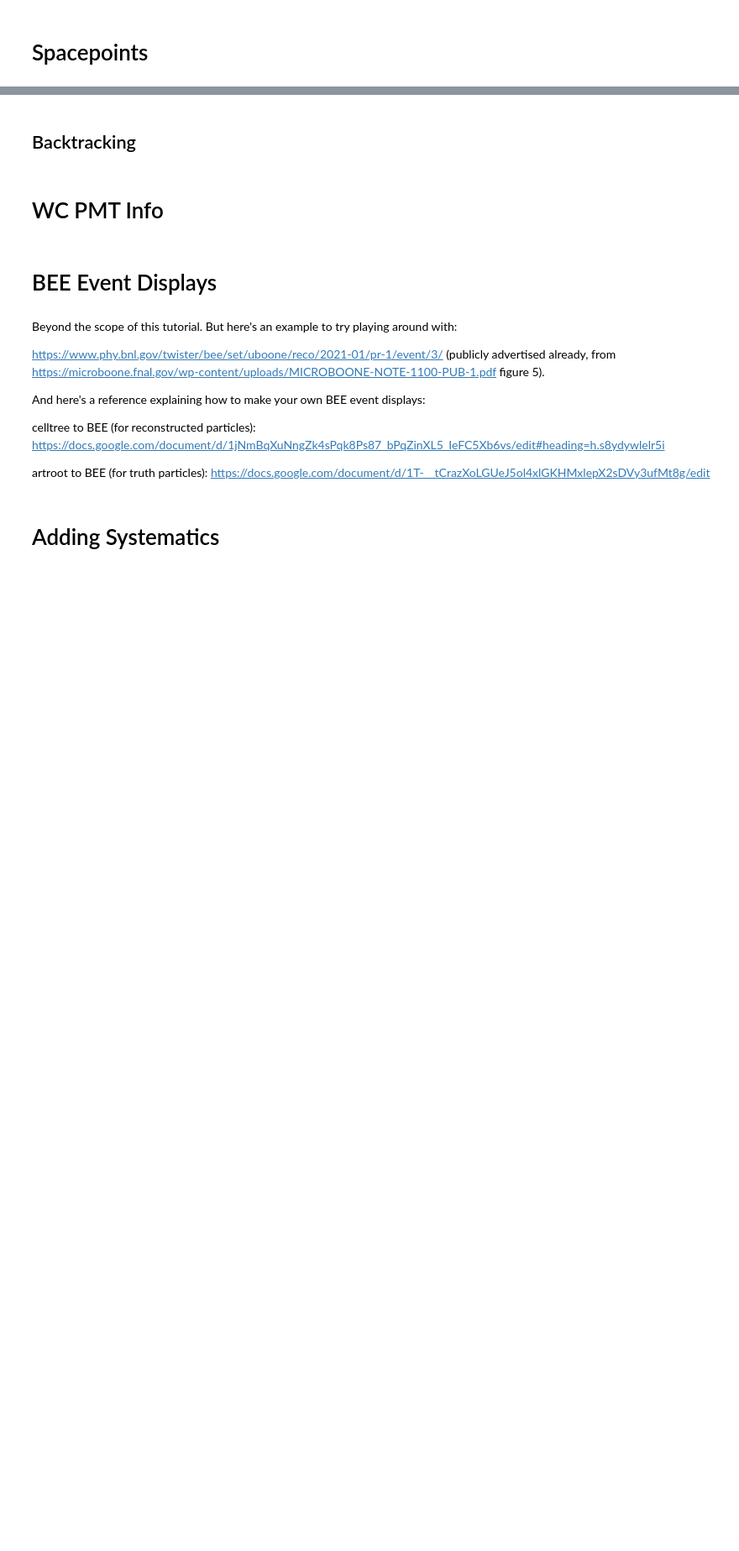
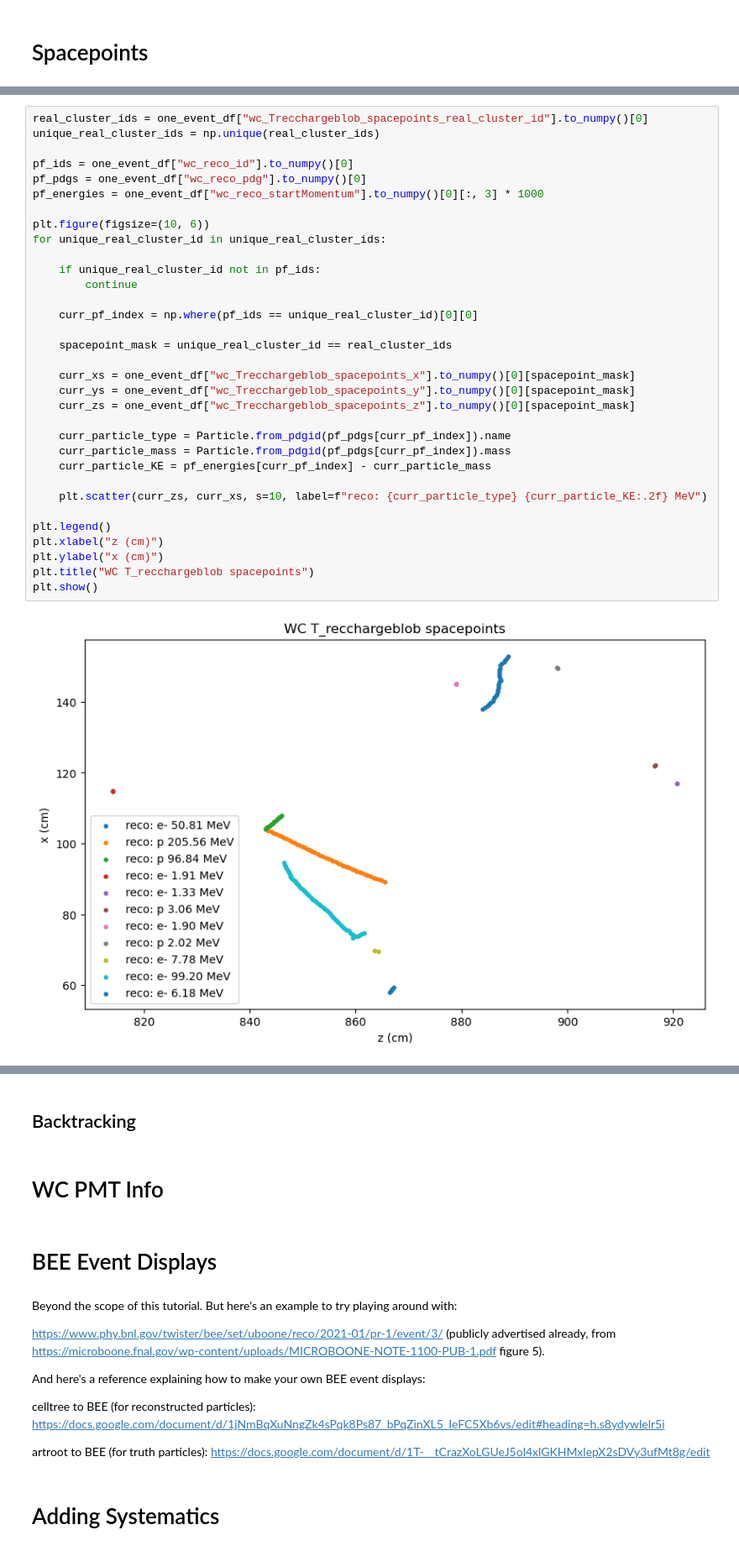
Before and after one commit to leehagaman/wc_ntuple_tutorial, a Jupyter notebook: tutorial.ipynb, the cells around one changed output, grey strips where cells are left out. Shown at 84% size. Cells and saved outputs as stored; diff of their text form; blank space fills up the shorter version.

```diff
--- a/tutorial.ipynb
+++ b/tutorial.ipynb
@@ -334,0 +378,35 @@ pi0 116.98 MeV
+# %%
+real_cluster_ids = one_event_df["wc_Trecchargeblob_spacepoints_real_cluster_id"].to_numpy()[0]
+unique_real_cluster_ids = np.unique(real_cluster_ids)
+
+pf_ids = one_event_df["wc_reco_id"].to_numpy()[0]
+pf_pdgs = one_event_df["wc_reco_pdg"].to_numpy()[0]
+pf_energies = one_event_df["wc_reco_startMomentum"].to_numpy()[0][:, 3] * 1000
+
+plt.figure(figsize=(10, 6))
+for unique_real_cluster_id in unique_real_cluster_ids:
+
+    if unique_real_cluster_id not in pf_ids:
+        continue
+
+    curr_pf_index = np.where(pf_ids == unique_real_cluster_id)[0][0]
+
+    spacepoint_mask = unique_real_cluster_id == real_cluster_ids
+
+    curr_xs = one_event_df["wc_Trecchargeblob_spacepoints_x"].to_numpy()[0][spacepoint_mask]
+    curr_ys = one_event_df["wc_Trecchargeblob_spacepoints_y"].to_numpy()[0][spacepoint_mask]
+    curr_zs = one_event_df["wc_Trecchargeblob_spacepoints_z"].to_numpy()[0][spacepoint_mask]
+
+    curr_particle_type = Particle.from_pdgid(pf_pdgs[curr_pf_index]).name
+    curr_particle_mass = Particle.from_pdgid(pf_pdgs[curr_pf_index]).mass
+    curr_particle_KE = pf_energies[curr_pf_index] - curr_particle_mass
+
+    plt.scatter(curr_zs, curr_xs, s=10, label=f"reco: {curr_particle_type} {curr_particle_KE:.2f} MeV")
+
+plt.legend()
+plt.xlabel("z (cm)")
+plt.ylabel("x (cm)")
+plt.title("WC T_recchargeblob spacepoints")
+plt.show()
+# %% [output]
+[figure, added]
```
Also changed, not shown: parts of 12 cells of this notebook, 2 other files.
